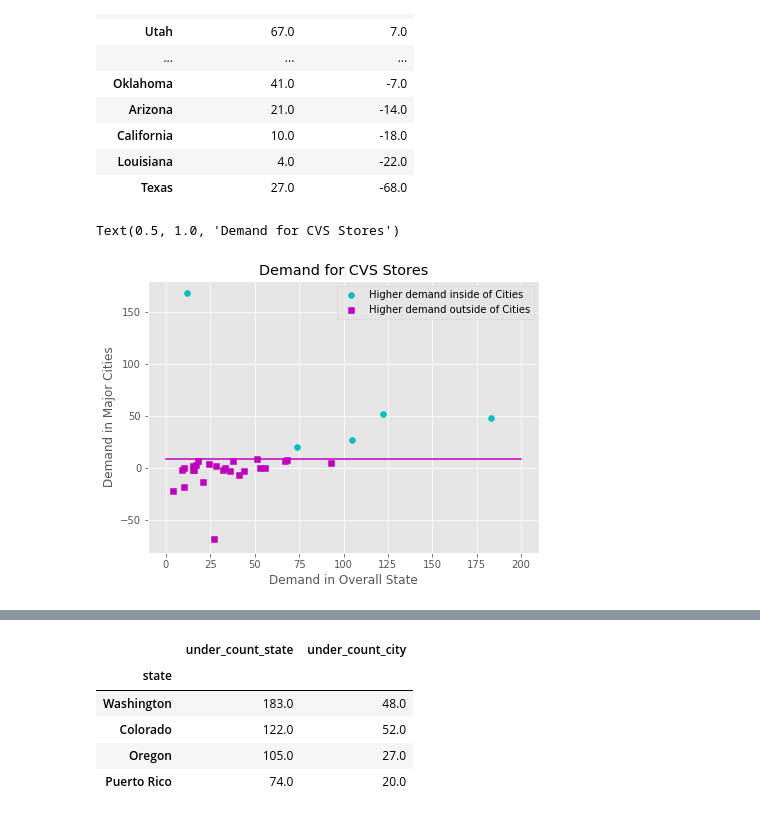
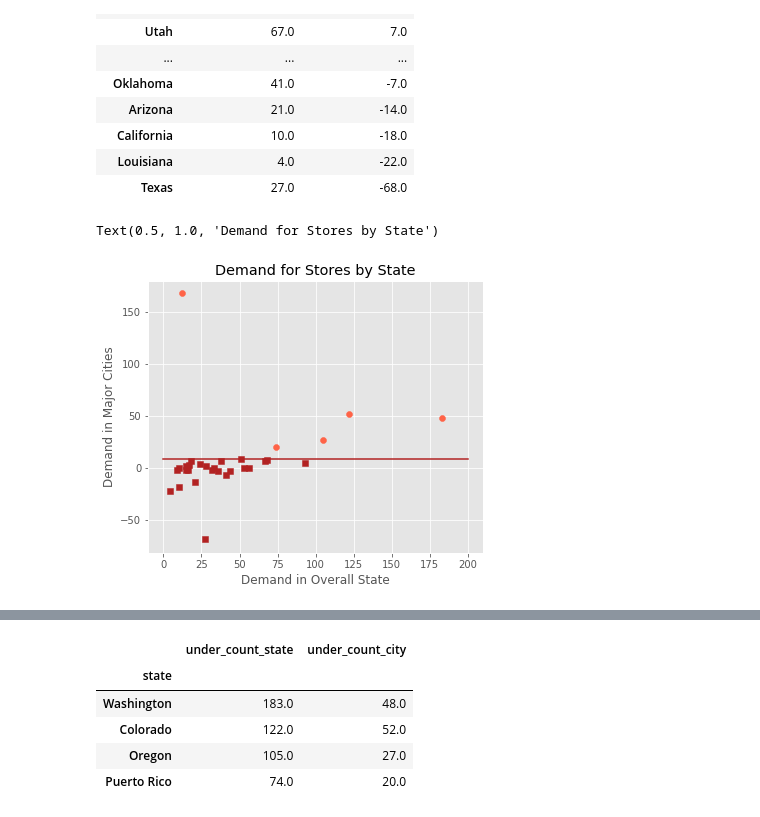
Before and after one commit to cheetahskita/dsa-projects, a Jupyter notebook: 1-web-scraping/CVS_Graphics.ipynb, the cells around one changed output, grey strips where cells are left out. Saved outputs shown, nothing was run; the diff lists cells and outputs as text; code cells hidden in the pictures.

Commit message:
updated color palate on slides

```diff
--- a/1-web-scraping/CVS_Graphics.ipynb
+++ b/1-web-scraping/CVS_Graphics.ipynb
@@ -149,18 +149,18 @@ cvs_graph.sort_values('under_count_city',ascending=False)
 # %%
 trendline = [[0,200],[9,9]]
 
 circle_points = cvs_graph[cvs_graph['under_count_city'] > 9]
 square_points = cvs_graph[cvs_graph['under_count_city'] <= 9]
 
-plt.figure(figsize=(7, 5))
-plt.scatter(circle_points['under_count_state'],circle_points['under_count_city'],color='c')
-plt.scatter(square_points['under_count_state'],square_points['under_count_city'],color='m',marker='s')
-plt.legend(['Higher demand inside of Cities','Higher demand outside of Cities'])
-plt.plot(trendline[0],trendline[1],color='m')
+plt.figure(figsize=(6, 5))
+plt.scatter(circle_points['under_count_state'],circle_points['under_count_city'],color='tomato')
+plt.scatter(square_points['under_count_state'],square_points['under_count_city'],color='firebrick',marker='s')
+# plt.legend(['Higher demand inside of Cities','Higher demand outside of Cities'])
+plt.plot(trendline[0],trendline[1],color='firebrick')
 
 plt.xlabel('Demand in Overall State')
 plt.ylabel('Demand in Major Cities')
-plt.title('Demand for CVS Stores')
+plt.title('Demand for Stores by State')
 # %% [output]
-Text(0.5, 1.0, 'Demand for CVS Stores')
+Text(0.5, 1.0, 'Demand for Stores by State')
-[figure, old version]
+[figure, new version]
```
Also changed, not shown: parts of 2 cells of this notebook, 1 other file.
